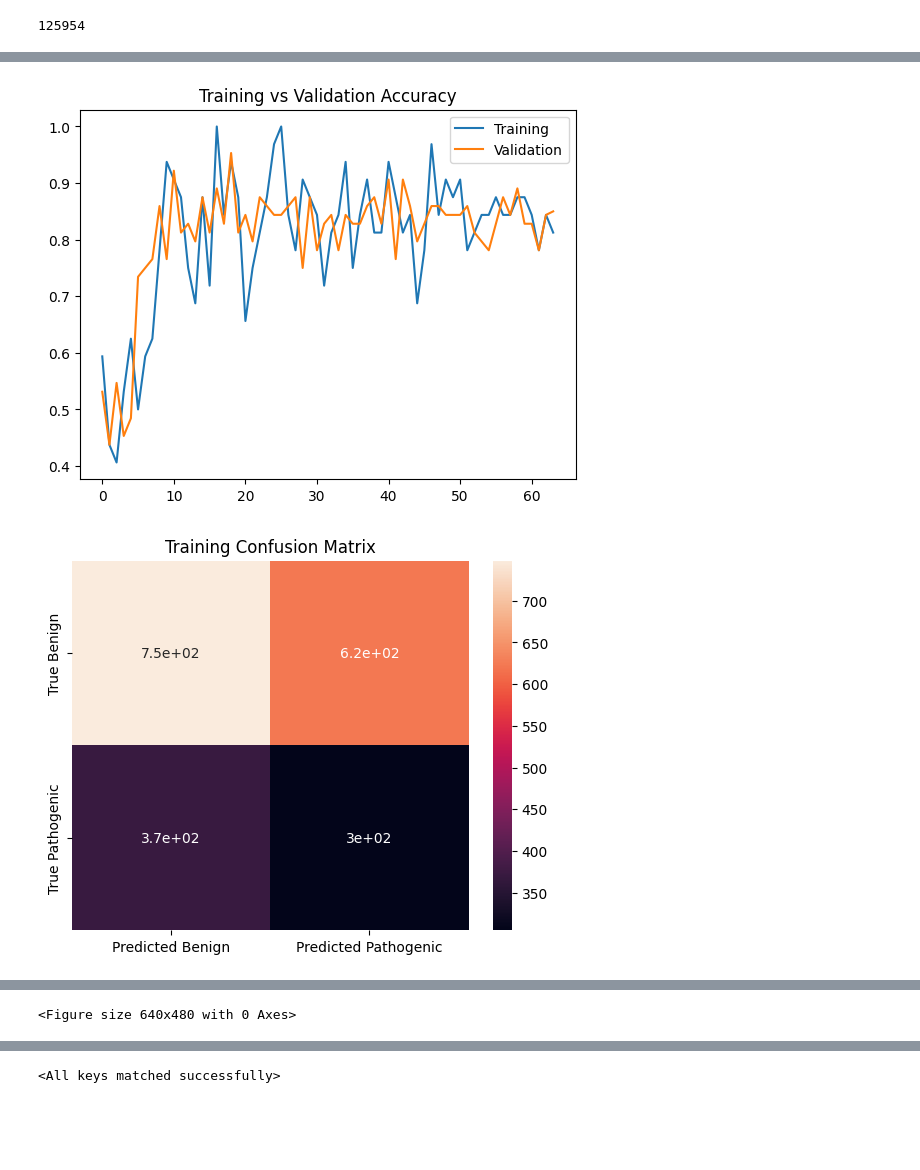
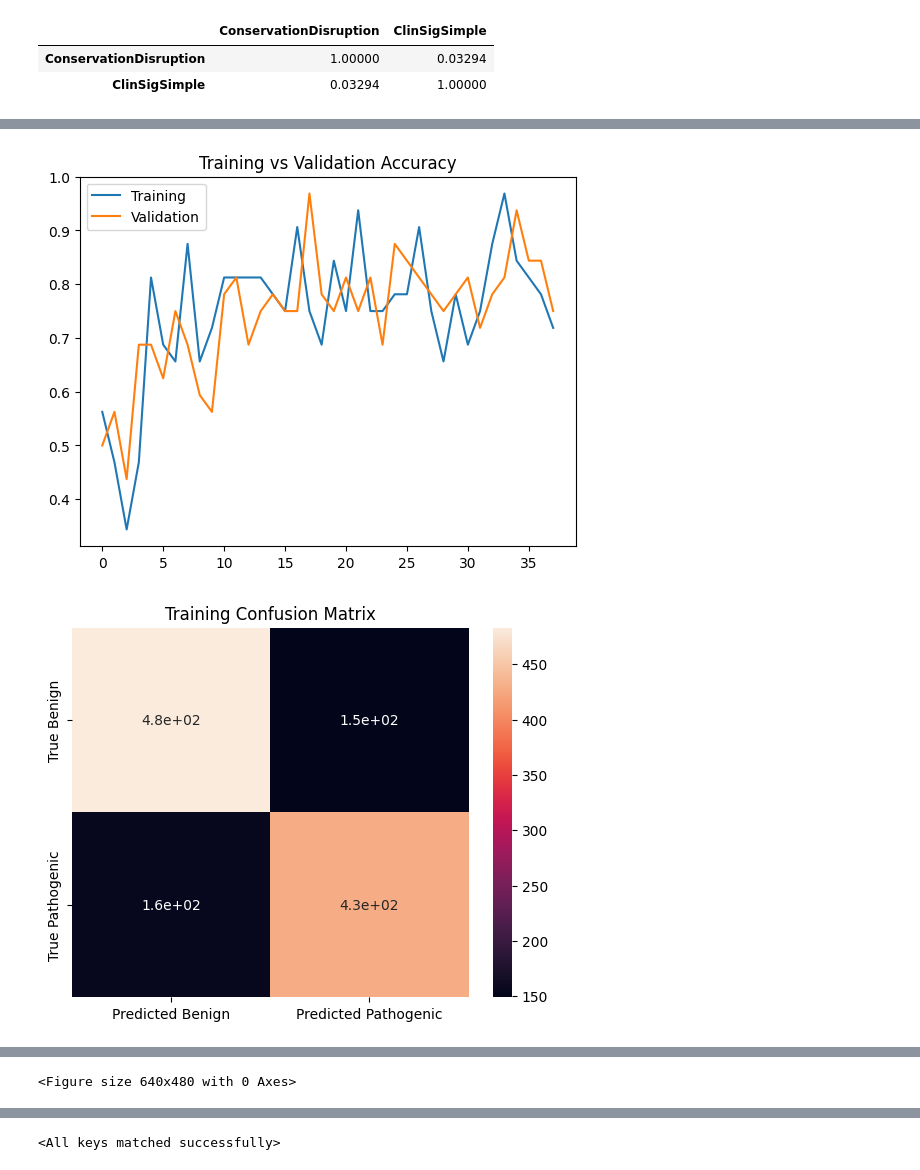
Before and after one commit to jeffbrin/gene-variation-effects-ml, a Jupyter notebook: notebooks/BRCA1.ipynb, the cells around one changed output, grey strips where cells are left out. Cells and saved outputs as stored; diff of their text form; code cells hidden in the pictures; blank space fills up the shorter version.

Commit message:
Added Conservation score to BRCA script

```diff
--- a/notebooks/BRCA1.ipynb
+++ b/notebooks/BRCA1.ipynb
@@ -19,53 +17,27 @@ df = None
 # %%
-DATASET_NAME = 'dataset_with_start.csv'
+DATASET_NAME = 'BRCA1_dataset.csv'
 TARGET_FEATURE = 'ClinSigSimple'
 df = pd.read_csv(os.path.join(config.DATA_DIR, DATASET_NAME))
-df = df[df["GeneSymbol"] == TARGET_GENE]
-df.to_csv(os.path.join(config.DATA_DIR, f"{TARGET_GENE}.csv"))
-
-sequence_file = os.path.join(config.DATA_DIR, f"{TARGET_GENE}_seq.txt")
-misc_BRCA1_file = os.path.join(config.DATA_DIR, f"{TARGET_GENE}.json")
-with open(sequence_file, 'r') as file:
-    sequence = file.read()
-gene_sequence_length = len(sequence)
-print(gene_sequence_length)
-
-with open(misc_BRCA1_file, 'r') as file:
-    misc_data = json.load(file)
-gene_start_position = misc_data['start']
-gene_end_position = misc_data['end']
-chromosome = misc_data['seq_region_name']
-
-gene_start_position = 43044292
-gene_end_position = 43170245
-lo = LiftOver('hg38', 'hg19')  # GRCh38 -> GRCh37, The ClinVar data is a bit older so it uses GRCh37
-conv_start = lo.convert_coordinate('chr17', gene_start_position)[0][1]
-conv_end = lo.convert_coordinate('chr17', gene_end_position)[0][1]
-
-gene_sequence_length = conv_end - conv_start + 1
-
-# Convert start into relative positon
-df['RelativeStart'] = np.where(df['Start'] <= conv_end, df['Start'] - conv_start, df['Start'] - gene_start_position) / gene_sequence_length
-df.drop(columns=['Start'], inplace=True)
-
-
-# df.drop(columns=['Start'], inplace=True)
-# %% [output]
-125954
+# %%
+df[['ConservationDisruption', 'ClinSigSimple']].corr()
+# %% [output]
+|  | ConservationDisruption | ClinSigSimple |
+| ConservationDisruption | 1.00000 | 0.03294 |
+| ClinSigSimple | 0.03294 | 1.00000 |
 # %%
 if df is None:
     df = pd.read_csv(os.path.join(config.DATA_DIR, f"{TARGET_GENE}.csv"))
 
 target_array = df[TARGET_FEATURE]
-df.drop(columns=[TARGET_FEATURE, "GeneSymbol"], inplace=True)
+df.drop(columns=[TARGET_FEATURE], inplace=True)
 ONEHOT_FEATURES = ['Type']
 EMBEDDED_FEATURES = []
-NUMERIC_FEATURES = ['VariantLength', 'VariantLengthDifference', 'RelativeStart']
+NUMERIC_FEATURES = ['VariantLength', 'VariantLengthDifference', 'RelativeStart', "PhyloScore", "ConservationDisruption", "DistanceFromEnd"]
 pipeline = NNPipeLine(df.columns, ONEHOT_FEATURES, EMBEDDED_FEATURES, NUMERIC_FEATURES)
 # %%
 # Split the data
-TEST_SIZE = 0.2
-VALIDATION_SIZE = 0.2
+TEST_SIZE = 0.1
+VALIDATION_SIZE = 0.3
 training_data, validation_data, test_data, training_target_array, validation_target_array, test_target_array = \
     data_shuffle_split(df.to_numpy(), target_array, TEST_SIZE, VALIDATION_SIZE, seed)
 # %%
@@ -80,10 +51,8 @@ training_target_array = torch.unsqueeze(torch.Tensor(training_target_array.to_nu
 validation_target_array =  torch.unsqueeze(torch.Tensor(validation_target_array.to_numpy()), 1)
 test_target_array =  torch.unsqueeze(torch.Tensor(test_target_array.to_numpy()), 1)
 # %%
-# We only have one embedding input size right now, since we're doing this by hand anyways we can probably hard-code each one
-# going forward. Maybe there is a way to automate this.
-HIDDEN_SIZES = [128, 64]
-DROPOUT = 0.1
+HIDDEN_SIZES = [256, 128, 64]
+DROPOUT = 0.2
 embedding_dimension_mapping = np.array([])
 model = MLP(embedding_dimension_mapping, HIDDEN_SIZES, transformed_X_training.shape[1], DROPOUT)
 # %%
@@ -91,11 +60,14 @@ model = MLP(embedding_dimension_mapping, HIDDEN_SIZES, transformed_X_training.sh
 features_indices = {feat: i for i, feat in enumerate(feature_processor.get_feature_names_out())}
 embedding_features_indices = [ind for feat, ind in features_indices.items() if feat.startswith('high_cardinality')]
 BATCH_SIZE = 32
-PATIENCE = 5
+PATIENCE = 20
+PREDICTION_THRESHOLD = 0.45
 
-optimizer = torch.optim.Adam(model.parameters(), lr=1e-3, weight_decay=1e-4)
+optimizer = torch.optim.Adam(model.parameters(), lr=5e-3, weight_decay=1e-4)
+# optimizer = torch.optim.Adam(model.parameters(), lr=1e-3, weight_decay=1e-4)
 optimal_model_dict, training_losses, val_losses, training_accuracies, val_accuracies, training_confusion_matrix, val_confusion_matrix = run_training_loop(
     model, BATCH_SIZE, transformed_X_training, transformed_X_validation, training_target_array, validation_target_array, embedding_features_indices, patience=PATIENCE,
+    positive_threshold=PREDICTION_THRESHOLD,
     optimizer=optimizer)
 torch.save(optimal_model_dict, f"../models/{TARGET_GENE}model.pth")
 
@@ -152,2 +124,2 @@ plt.clf()
-[figure, old version]
+[figure, new version]
-[figure, old version]
+[figure, new version]
```
Also changed, not shown: parts of 5 cells of this notebook, 10 other files.
